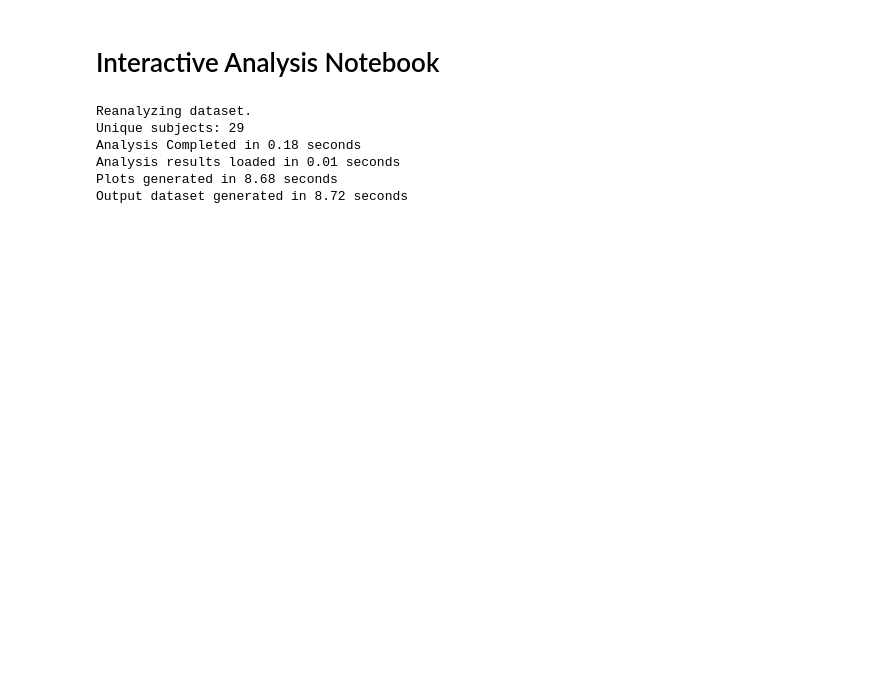
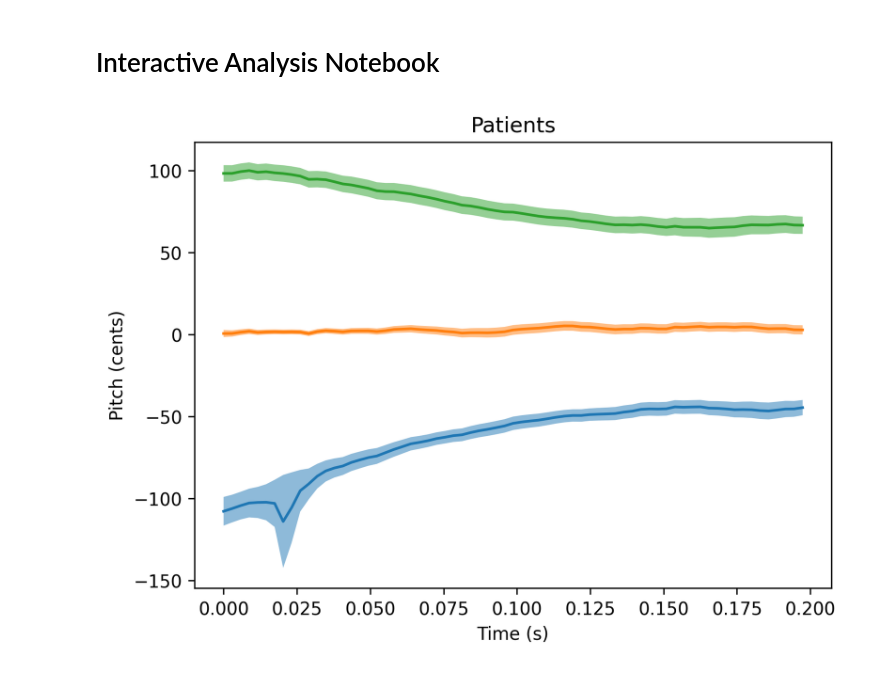
Before and after one commit to SpeechNeuroscienceLab/centering-audio, a Jupyter notebook: interactive_analysis.ipynb, the cells around one changed output. Cells and saved outputs as stored; diff of their text form; code cells hidden in the pictures; blank space fills up the shorter version.

```diff
--- a/interactive_analysis.ipynb
+++ b/interactive_analysis.ipynb
@@ -15,7 +15,7 @@ import compute_ld_centering
 # %%
 RESEARCH_DIR = Path("")
 COHORT = \
-    "LD/FullControls"
+    "LD/FullDataset"
 SOURCE_FILE = \
     "raw_dataset.mat"
 DEMOGRAPHICS_FILE = \
@@ -63,22 +63,22 @@ trimming_pipeline = [
 # %%
 ld = Dataset(str(INPUT_PATH / SOURCE_FILE), SOURCE_STRUCT)
 demographics = pd.read_csv(DEMOGRAPHICS_PATH)
 
 if FORCE_ANALYSIS or not (Path(CACHE_PATH) / "centering_data.csv").is_file():
     compute_ld_centering.gen_centering_csv(dataset=ld, OUTPUT_PATH=OUTPUT_PATH, CACHE_PATH=CACHE_PATH)
 
 if FORCE_ANALYSIS or not (Path(CACHE_PATH / "trimmed_dataset.csv").is_file()
                           and Path(CACHE_PATH / "peripheral_dataset.csv").is_file()):
     compute_ld_centering.gen_centering_analysis(demographics=demographics, CACHE_PATH=CACHE_PATH)
 
+fig = plt.figure(figsize=(5, 3.5), dpi=DPI)
+fig.add_axes((0, 0, 1, 1))
+ld_controls = ld.cohorts["Patients"].subjects
+figure.group_average_pitch_track(ld_controls, fig, plot_settings, title="Patients")
+
 # TODO: move plotting code into more accessible cells here
-compute_ld_centering.gen_group_figures(CACHE_PATH=CACHE_PATH, OUTPUT_PATH=OUTPUT_PATH, plot_settings=plot_settings, DPI=DPI)
+# compute_ld_centering.gen_group_figures(dataset=ld, CACHE_PATH=CACHE_PATH, OUTPUT_PATH=OUTPUT_PATH, plot_settings=plot_settings, DPI=DPI)
 
 # compute_ld_centering.gen_subject_figures(dataset=ld, CACHE_PATH=CACHE_PATH, OUTPUT_PATH=OUTPUT_PATH, plot_settings=plot_settings, DPI=DPI)
 # %% [output]
-Reanalyzing dataset.
-Unique subjects: 29
-Analysis Completed in 0.18 seconds
-Analysis results loaded in 0.01 seconds
-Plots generated in 8.68 seconds
-Output dataset generated in 8.72 seconds
+[figure, added]
```
Also changed, not shown: 3 other files.
